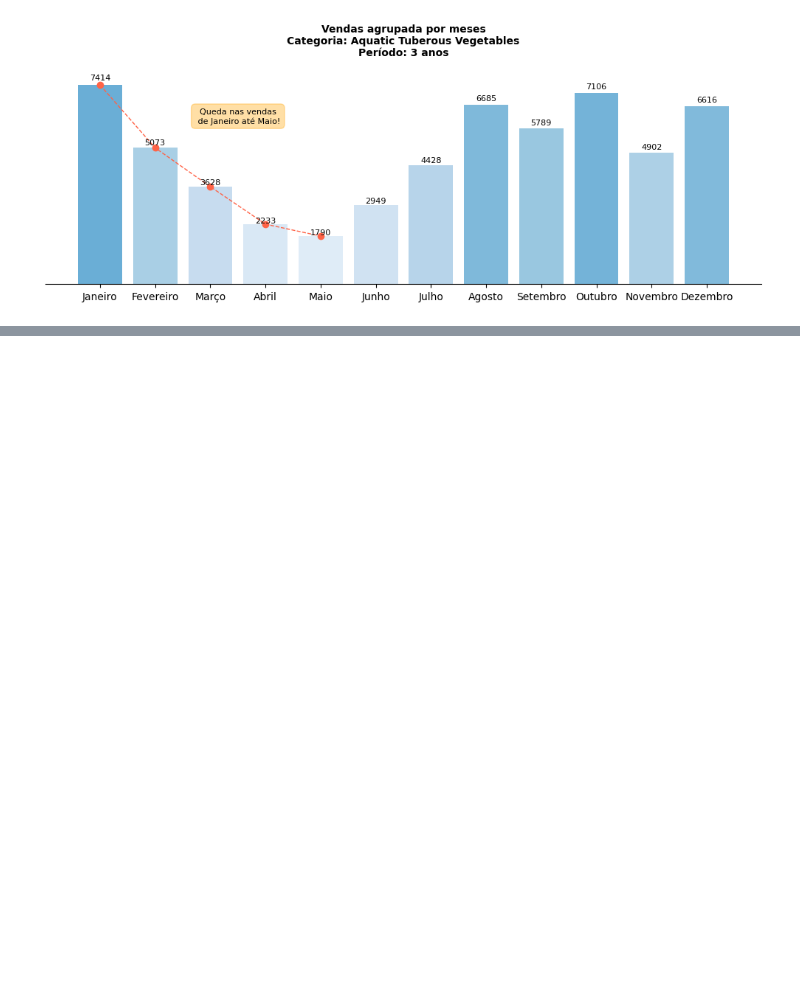
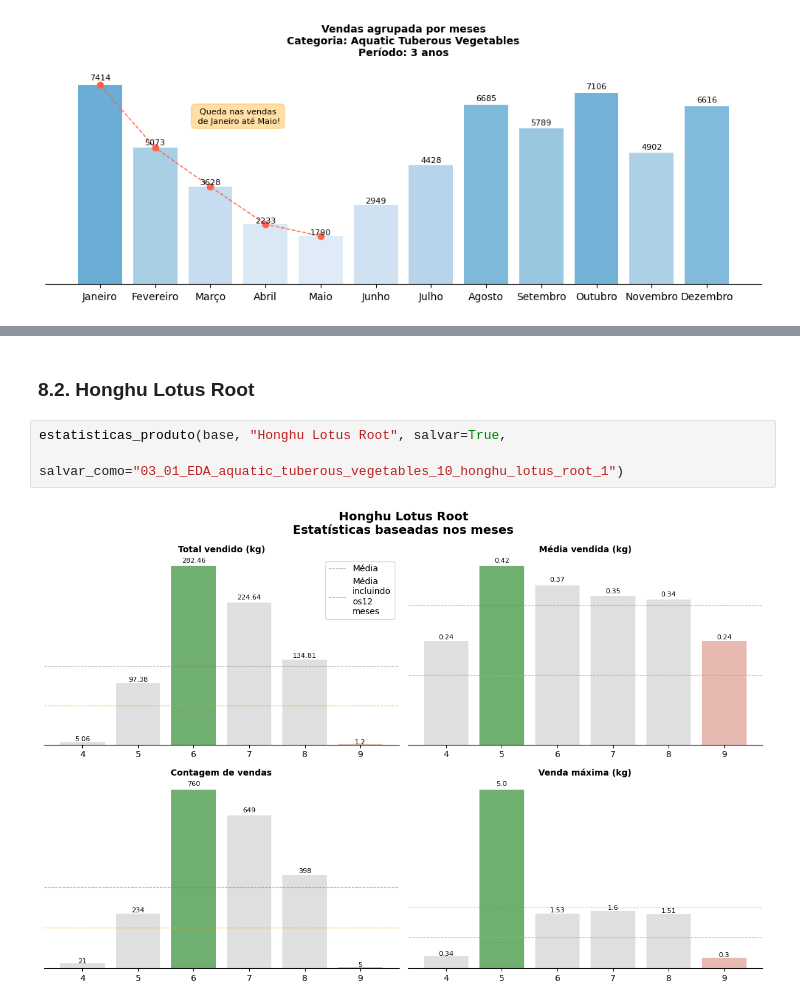
Before and after one commit to Thicon/Vendas-de-Vegetais, a Jupyter notebook: notebooks/EDA 03_01 - Categoria - Aquatic Tuberous Vegetables.ipynb, the cells around one changed output, grey strips where cells are left out. Saved outputs shown, nothing was run; the diff lists cells and outputs as text; blank space fills up the shorter version.

```diff
--- a/notebooks/EDA 03_01 - Categoria - Aquatic Tuberous Vegetables.ipynb
+++ b/notebooks/EDA 03_01 - Categoria - Aquatic Tuberous Vegetables.ipynb
@@ -225,0 +316,7 @@ plt.show()
+# %% [markdown]
+### **8.2. Honghu Lotus Root**
+# %%
+estatisticas_produto(base, "Honghu Lotus Root", salvar=True,
+                     salvar_como="03_01_EDA_aquatic_tuberous_vegetables_10_honghu_lotus_root_1")
+# %% [output]
+[figure, added]
```
Also changed, not shown: parts of 12 cells of this notebook, 38 other files.
